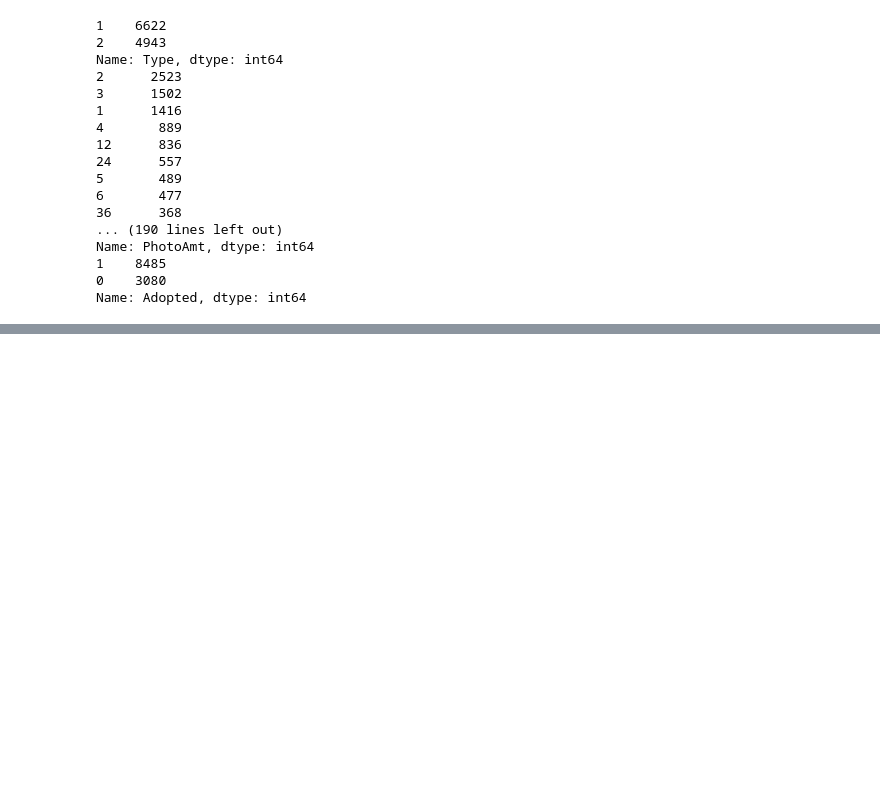
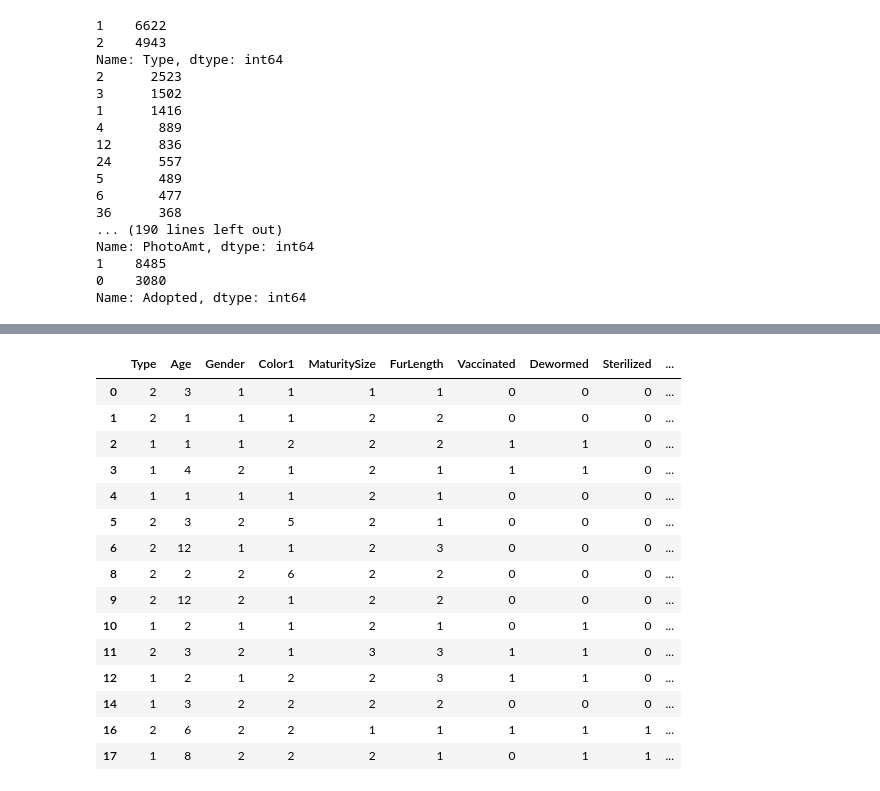
Before and after one commit to mollyrubin/side_project, a Jupyter notebook: animal adoption project 1.ipynb, the cells around one changed output, grey strips where cells are left out. Drawn from its saved outputs; the diff is of its cells as text; code cells hidden in the pictures; blank space fills up the shorter version.

```diff
--- a/animal adoption project 1.ipynb
+++ b/animal adoption project 1.ipynb
@@ -157 +188,20 @@ Name: Adopted, dtype: int64
+# %%
+train.head(15)
+# %% [output]
+|  | Type | Age | Gender | Color1 | MaturitySize | FurLength | Vaccinated | Dewormed | Sterilized | ... |
+| 0 | 2 | 3 | 1 | 1 | 1 | 1 | 0 | 0 | 0 | ... |
+| 1 | 2 | 1 | 1 | 1 | 2 | 2 | 0 | 0 | 0 | ... |
+| 2 | 1 | 1 | 1 | 2 | 2 | 2 | 1 | 1 | 0 | ... |
+| 3 | 1 | 4 | 2 | 1 | 2 | 1 | 1 | 1 | 0 | ... |
+| 4 | 1 | 1 | 1 | 1 | 2 | 1 | 0 | 0 | 0 | ... |
+| 5 | 2 | 3 | 2 | 5 | 2 | 1 | 0 | 0 | 0 | ... |
+| 6 | 2 | 12 | 1 | 1 | 2 | 3 | 0 | 0 | 0 | ... |
+| 8 | 2 | 2 | 2 | 6 | 2 | 2 | 0 | 0 | 0 | ... |
+| 9 | 2 | 12 | 2 | 1 | 2 | 2 | 0 | 0 | 0 | ... |
+| 10 | 1 | 2 | 1 | 1 | 2 | 1 | 0 | 1 | 0 | ... |
+| 11 | 2 | 3 | 2 | 1 | 3 | 3 | 1 | 1 | 0 | ... |
+| 12 | 1 | 2 | 1 | 2 | 2 | 3 | 1 | 1 | 0 | ... |
+| 14 | 1 | 3 | 2 | 2 | 2 | 2 | 0 | 0 | 0 | ... |
+| 16 | 2 | 6 | 2 | 2 | 1 | 1 | 1 | 1 | 1 | ... |
+| 17 | 1 | 8 | 2 | 2 | 2 | 1 | 0 | 1 | 1 | ... |
 # %%
```
Also changed, not shown: parts of 10 cells of this notebook.
